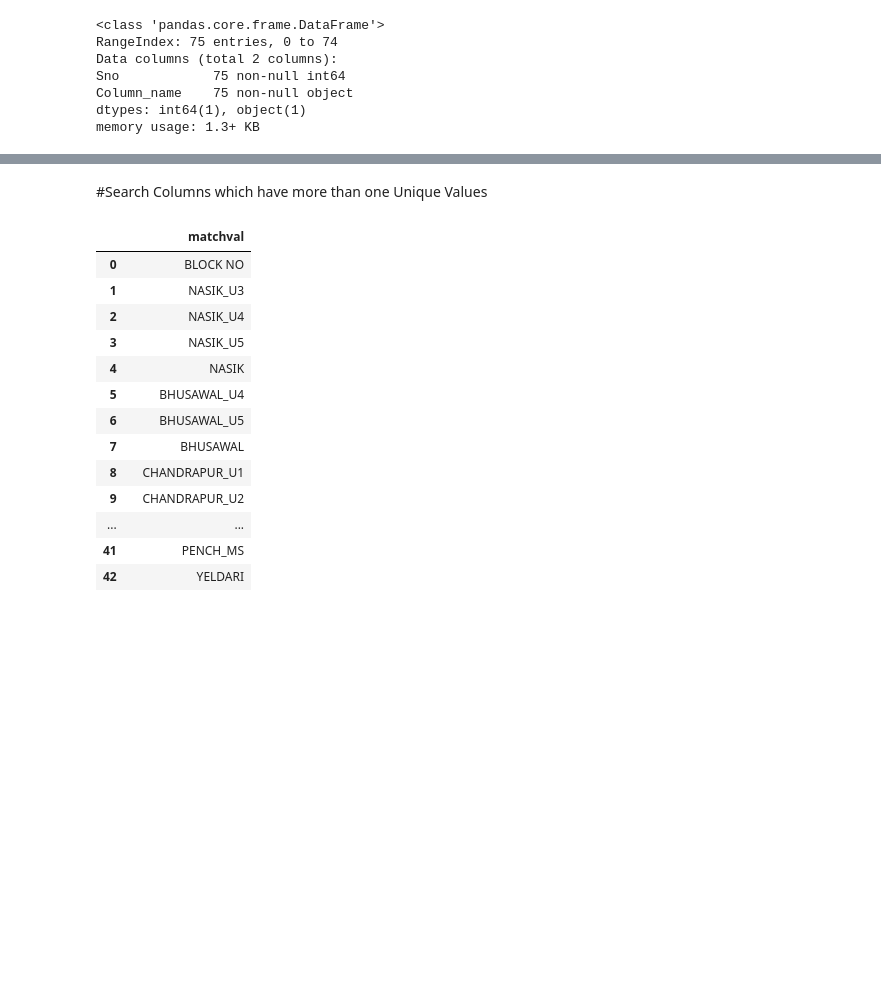
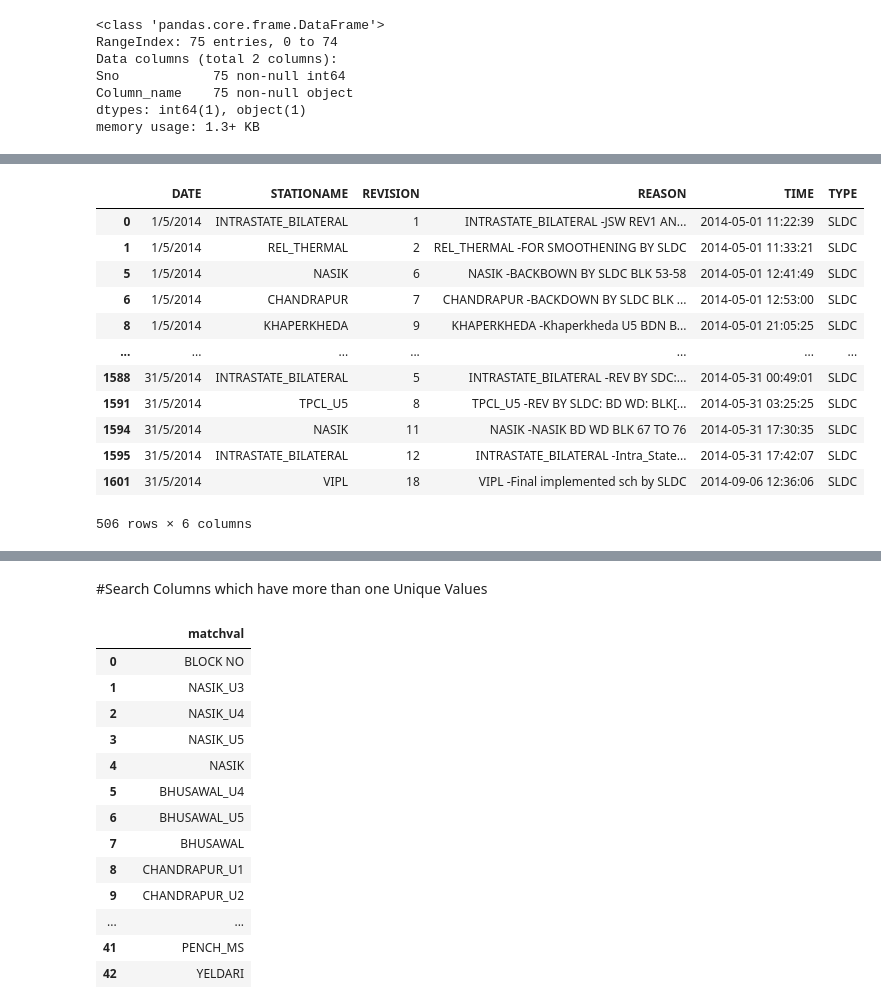
Before and after one commit to jaymalak/ElectricityGenerator, a Jupyter notebook: MAY2014.ipynb, the cells around one changed output, grey strips where cells are left out. Cells and saved outputs as stored; diff of their text form; code cells hidden in the pictures; blank space fills up the shorter version.

```diff
--- a/MAY2014.ipynb
+++ b/MAY2014.ipynb
@@ -176,3 +213,19 @@ gdate.unique()
+# %%
+reasonmst[(reasonmst.TYPE =='SLDC')]
+# %% [output]
+|  | DATE | STATIONAME | REVISION | REASON | TIME | TYPE |
+| 0 | 1/5/2014 | INTRASTATE_BILATERAL | 1 | INTRASTATE_BILATERAL -JSW REV1 AN... | 2014-05-01 11:22:39 | SLDC |
+| 1 | 1/5/2014 | REL_THERMAL | 2 | REL_THERMAL -FOR SMOOTHENING BY SLDC | 2014-05-01 11:33:21 | SLDC |
+| 5 | 1/5/2014 | NASIK | 6 | NASIK -BACKBOWN BY SLDC BLK 53-58 | 2014-05-01 12:41:49 | SLDC |
+| 6 | 1/5/2014 | CHANDRAPUR | 7 | CHANDRAPUR -BACKDOWN BY SLDC BLK ... | 2014-05-01 12:53:00 | SLDC |
+| 8 | 1/5/2014 | KHAPERKHEDA | 9 | KHAPERKHEDA -Khaperkheda U5 BDN B... | 2014-05-01 21:05:25 | SLDC |
+| ... | ... | ... | ... | ... | ... | ... |
+| 1588 | 31/5/2014 | INTRASTATE_BILATERAL | 5 | INTRASTATE_BILATERAL -REV BY SDC:... | 2014-05-31 00:49:01 | SLDC |
+| 1591 | 31/5/2014 | TPCL_U5 | 8 | TPCL_U5 -REV BY SLDC: BD WD: BLK[... | 2014-05-31 03:25:25 | SLDC |
+| 1594 | 31/5/2014 | NASIK | 11 | NASIK -NASIK BD WD BLK 67 TO 76 | 2014-05-31 17:30:35 | SLDC |
+| 1595 | 31/5/2014 | INTRASTATE_BILATERAL | 12 | INTRASTATE_BILATERAL -Intra_State... | 2014-05-31 17:42:07 | SLDC |
+| 1601 | 31/5/2014 | VIPL | 18 | VIPL -Final implemented sch by SLDC | 2014-09-06 12:36:06 | SLDC |
+506 rows × 6 columns
 # %%
 def trim_all_columns(df):
     """
```
Also changed, not shown: parts of 23 cells of this notebook.
